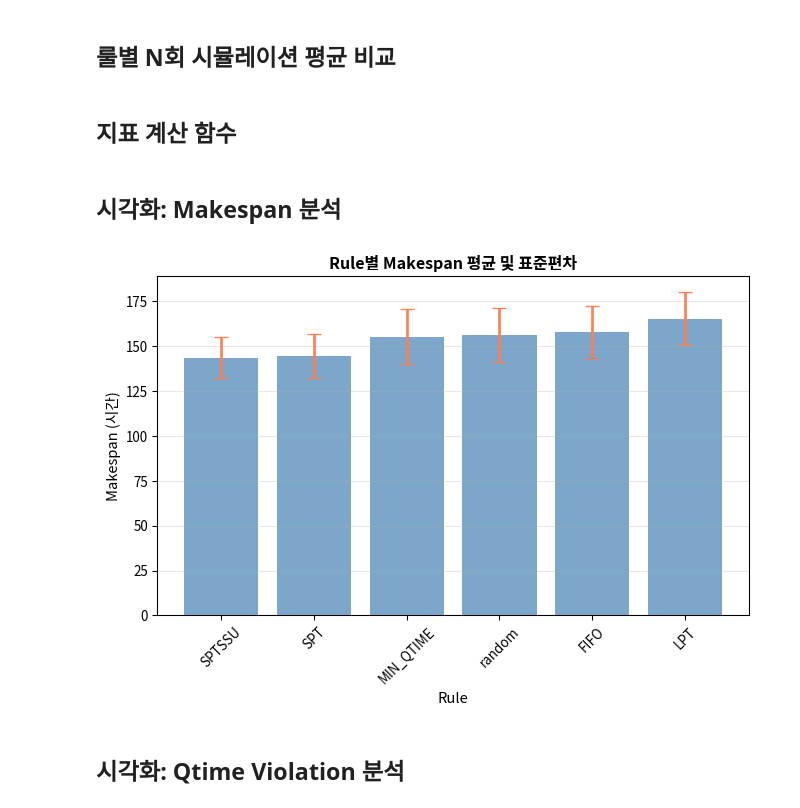
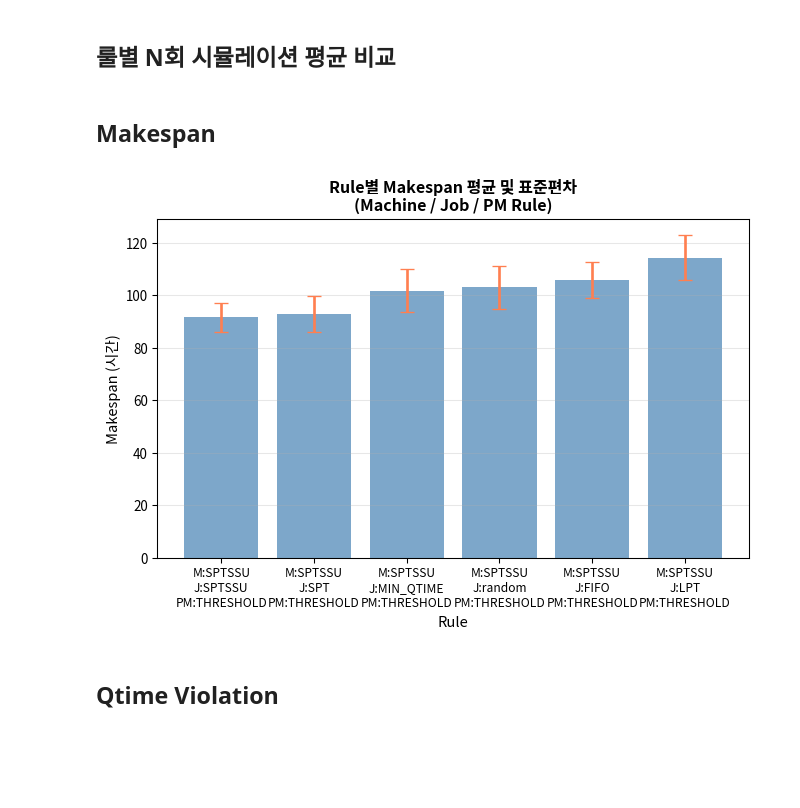
Before and after one commit to cryscham123/simulation_teamwork, a Jupyter notebook: result_compare.ipynb, the cells around one changed output. Drawn from its saved outputs; the diff is of its cells as text; code cells hidden in the pictures; blank space fills up the shorter version.

```diff
--- a/result_compare.ipynb
+++ b/result_compare.ipynb
@@ -36,11 +45,13 @@ Jobs: 10 개 / Operations: 35 개 / Machines: 8 개
 # %% [markdown]
 ## 룰 비교 함수 정의
 # %%
-def run_simulation(rule):
+def run_simulation(machine_rule, job_rule, pm_rule):
     env = simpy.Environment()
     logger = EventLogger(env)
 
-    os.environ['JOB_RULE'] = rule
+    os.environ['MACHINE_RULE'] = machine_rule
+    os.environ['JOB_RULE'] = job_rule
+    os.environ['PM_RULE'] = pm_rule
     scheduler = Scheduler(
         env=env,
         data=data,
@@ -51,25 +62,3 @@ def run_simulation(rule):
     return logger.logs
 # %% [markdown]
 ## 룰별 N회 시뮬레이션 평균 비교
-# %%
-N_RUNS = 1000
-JOB_RULES = [
-    'random',
-    'FIFO',
-    'SPT',
-    'LPT',
-    'MIN_QTIME',
-    'SPTSSU'
-]
-PM_RULES = []
-
-logs = pd.DataFrame()
-rows_p2 = []
-for (rule, idx) in product(JOB_RULES, range(N_RUNS)):
-    random.seed(hash((time.time(), idx)))
-    log = pd.DataFrame(run_simulation(rule))
-    log['rule'] = rule
-    log['run'] = idx + 1
-    logs = pd.concat([logs, log], ignore_index=True)
-# %% [markdown]
-## 지표 계산 함수
@@ -142,29 +112,37 @@ metrics_df = calculate_metrics(logs)
 # %% [markdown]
-## 시각화: Makespan 분석
+## Makespan
 # %%
+# makespan 값을 각 행에 대해 평균으로 계산
+metrics_df['makespan_mean'] = metrics_df['makespan'].apply(lambda x: x.mean())
+
 fig, ax = plt.subplots()
 
-# Rule별 Makespan 평균 및 표준편차
-makespan_stats = metrics_df.groupby('rule')['makespan'].agg(['mean', 'std']).sort_values('mean')
+# Rule별 Makespan 평균 및 표준편차 (machine_rule, job_rule, pm_rule별로 그룹화)
+makespan_stats = metrics_df.groupby(['machine_rule', 'job_rule', 'pm_rule']).agg({
+    'makespan_mean': ['mean', 'std']
+}).droplevel(0, axis=1).sort_values('mean')
 
 # Barplot with error bars
 x_pos = range(len(makespan_stats))
 ax.bar(x_pos, makespan_stats['mean'], yerr=makespan_stats['std'],
        capsize=5, alpha=0.7, color='steelblue', error_kw={'linewidth': 2, 'ecolor': 'coral'})
 
 ax.set_xlabel('Rule', fontsize=11)
 ax.set_ylabel('Makespan (시간)', fontsize=11)
-ax.set_title('Rule별 Makespan 평균 및 표준편차', fontsize=12, fontweight='bold')
+ax.set_title('Rule별 Makespan 평균 및 표준편차\n(Machine / Job / PM Rule)', fontsize=12, fontweight='bold')
 ax.set_xticks(x_pos)
-ax.set_xticklabels(makespan_stats.index, rotation=45)
+
+# 라벨 생성: Machine Rule / Job Rule / PM Rule 형식
+rule_labels = [f"M:{idx[0]}\nJ:{idx[1]}\nPM:{idx[2]}" for idx in makespan_stats.index]
+ax.set_xticklabels(rule_labels, fontsize=9)
 ax.grid(True, alpha=0.3, axis='y')
 
 plt.tight_layout()
 plt.show()
 # %% [output]
-[figure, old version]
+[figure, new version]
 # %% [markdown]
-## 시각화: Qtime Violation 분석
+## Qtime Violation
 # %%
 fig, ax = plt.subplots()
 
```
Also changed, not shown: parts of 14 cells of this notebook, 2 other files.
